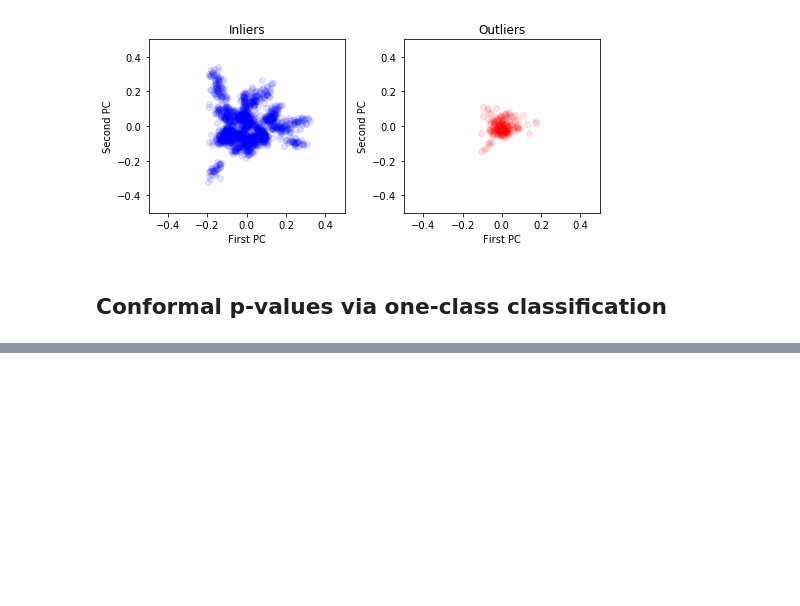
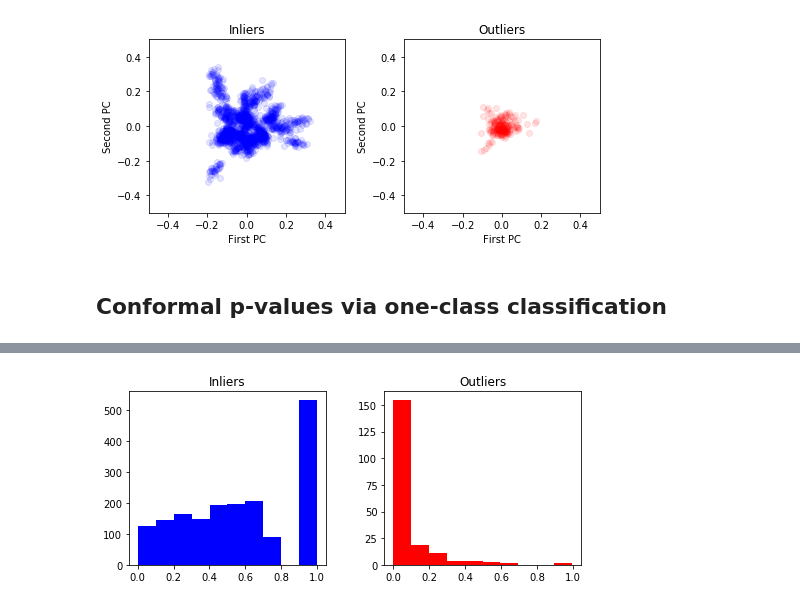
Before and after one commit to ZiyiLiang/weighted_conformal_pvalues, a Jupyter notebook: examples/example-1.ipynb, the cells around one changed output, grey strips where cells are left out. Saved outputs shown, nothing was run; the diff lists cells and outputs as text; code cells hidden in the pictures; blank space fills up the shorter version.

```diff
--- a/examples/example-1.ipynb
+++ b/examples/example-1.ipynb
@@ -137,0 +142,11 @@ plt.show()
+# %%
+from sklearn.ensemble import RandomForestClassifier
+
+# Choose a one-class classifier algorithm
+algorithm_binary = "Forest"
+
+# Initialize the one-class classifier with desired hyper-parameters
+if algorithm_binary == "Forest":
+    bbox_bc = RandomForestClassifier(max_depth=2, random_state=random_state)
+else:
+    print("Error: unknown algorithm: {:s}!".format(algorithm_binary))
@@ -137,0 +167,12 @@ plt.show()
+# %%
+## Plot the p-values
+fig, axs = plt.subplots(1,2, figsize=(7,3))
+fig.tight_layout()
+plt.subplots_adjust(wspace=0.3)
+axs[0].hist(pvals_binary[Y_test==0], color="blue")
+axs[1].hist(pvals_binary[Y_test==1], color="red")
+axs[0].title.set_text('Inliers')
+axs[1].title.set_text('Outliers')
+plt.show()
+# %% [output]
+[figure, added]
```
Also changed, not shown: parts of 5 cells of this notebook, 1 other file.
